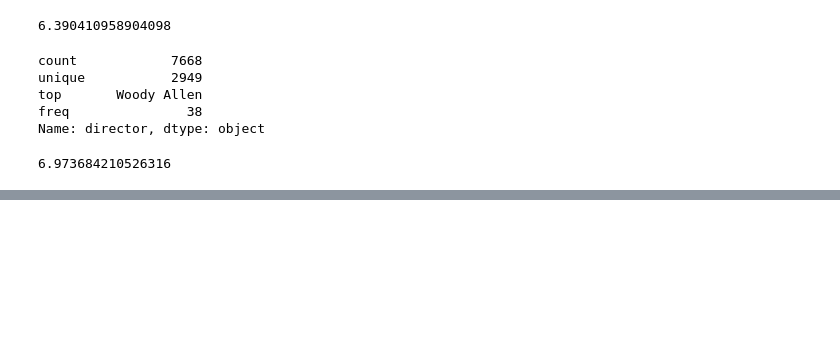
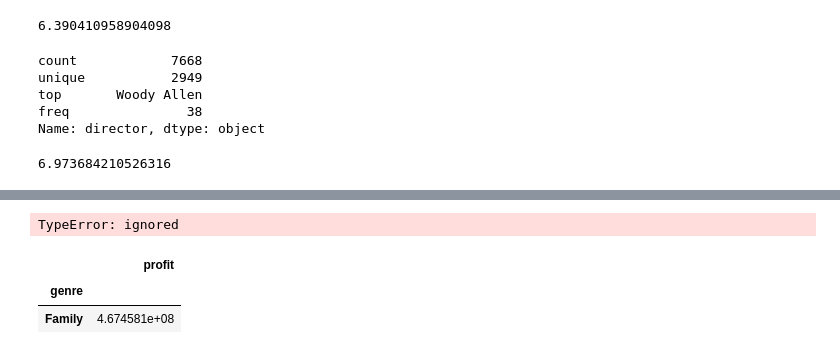
Before and after one commit to Frank-Br/HoBhack, a Jupyter notebook: Hackathon.ipynb, the cells around one changed output, grey strips where cells are left out. Cells and saved outputs as stored; diff of their text form; code cells hidden in the pictures; blank space fills up the shorter version.

```diff
--- a/Hackathon.ipynb
+++ b/Hackathon.ipynb
@@ -38,0 +127,11 @@ df[df['director'] == 'Woody Allen']['score'].mean()
+# %%
+table = [1,2,3]
+df(table)
+# %% [output]
+TypeError: ignored
+# %%
+variabele[variabele['profit']]==variabele['profit'].max()]
+# %% [output]
+|  | profit |
+| genre |  |
+| Family | 4.674581e+08 |
```
Also changed, not shown: parts of 15 cells of this notebook.
